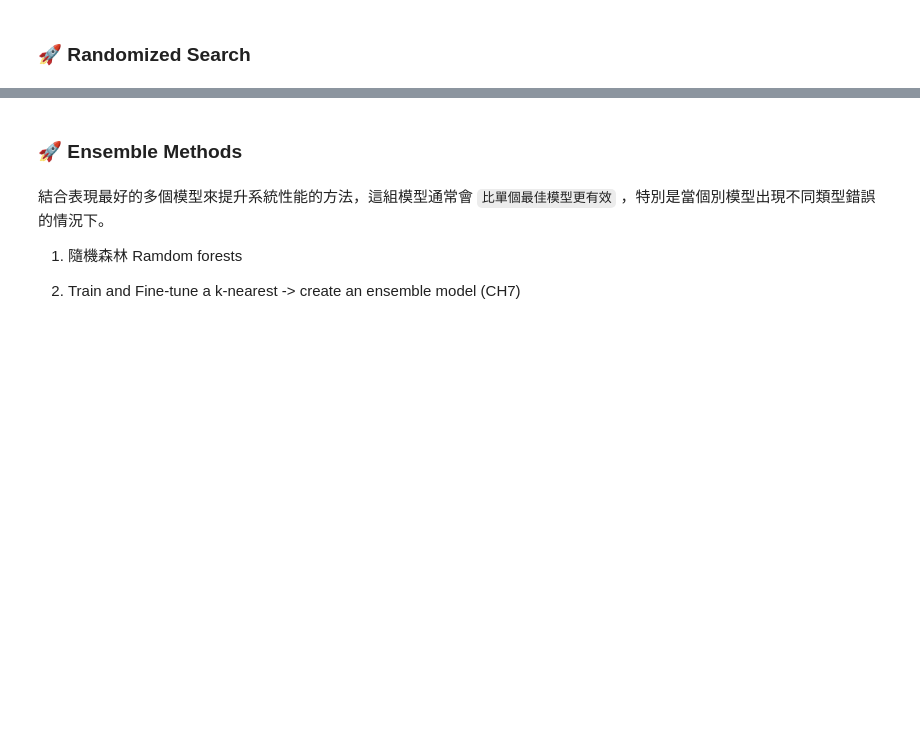
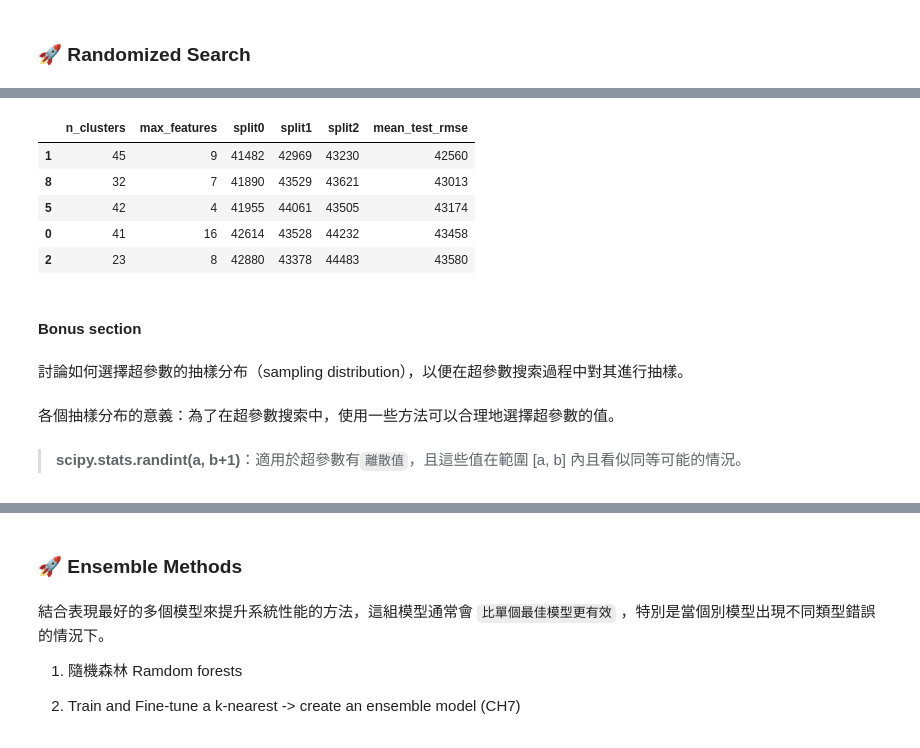
Before and after one commit to TsaiJouWu/end-to-end-ML, a Jupyter notebook: end_to_end_ML.ipynb, the cells around one changed output, grey strips where cells are left out. Saved outputs shown, nothing was run; the diff lists cells and outputs as text; code cells hidden in the pictures; blank space fills up the shorter version.

```diff
--- a/end_to_end_ML.ipynb
+++ b/end_to_end_ML.ipynb
@@ -1558,0 +1802,9 @@ from sklearn.model_selection import GridSearchCV
+# %%
+from sklearn.model_selection import RandomizedSearchCV
+from scipy.stats import randint
+
+param_distribs = {"preprocessing__geo__n_clusters": randint(low=3, high=50),
+                  "random_forest__max_features": randint(low=2, high=20)}
+
+rnd_search = RandomizedSearchCV(full_pipeline, param_distributions=param_distribs, n_iter=10, cv=3, scoring='neg_root_mean_squared_error', random_state=42)
+rnd_search.fit(housing, housing_labels)
@@ -1558,0 +1829,24 @@ from sklearn.model_selection import GridSearchCV
+# %%
+cv_res = pd.DataFrame(rnd_search.cv_results_)
+cv_res.sort_values(by="mean_test_score", ascending=False, inplace=True)
+
+cv_res = cv_res[["param_preprocessing__geo__n_clusters",
+                 "param_random_forest__max_features", "split0_test_score",
+                 "split1_test_score", "split2_test_score", "mean_test_score"]]
+cv_res.columns = ["n_clusters", "max_features"] + score_cols
+
+cv_res[score_cols] = -cv_res[score_cols].round().astype("Int64")
+cv_res.head()
+# %% [output]
+|  | n_clusters | max_features | split0 | split1 | split2 | mean_test_rmse |
+| 1 | 45 | 9 | 41482 | 42969 | 43230 | 42560 |
+| 8 | 32 | 7 | 41890 | 43529 | 43621 | 43013 |
+| 5 | 42 | 4 | 41955 | 44061 | 43505 | 43174 |
+| 0 | 41 | 16 | 42614 | 43528 | 44232 | 43458 |
+| 2 | 23 | 8 | 42880 | 43378 | 44483 | 43580 |
+# %% [markdown]
+#### **Bonus section**
+# %% [markdown]
+討論如何選擇超參數的抽樣分布（sampling distribution），以便在超參數搜索過程中對其進行抽樣。
+# %% [markdown]
+各個抽樣分布的意義：為了在超參數搜索中，使用一些方法可以合理地選擇超參數的值。
@@ -1558,0 +1855,2 @@ from sklearn.model_selection import GridSearchCV
+# %% [markdown]
+> **scipy.stats.randint(a, b+1)**：適用於超參數有`離散值`，且這些值在範圍 [a, b] 內且看似同等可能的情況。
```
Also changed, not shown: parts of 69 cells of this notebook.
